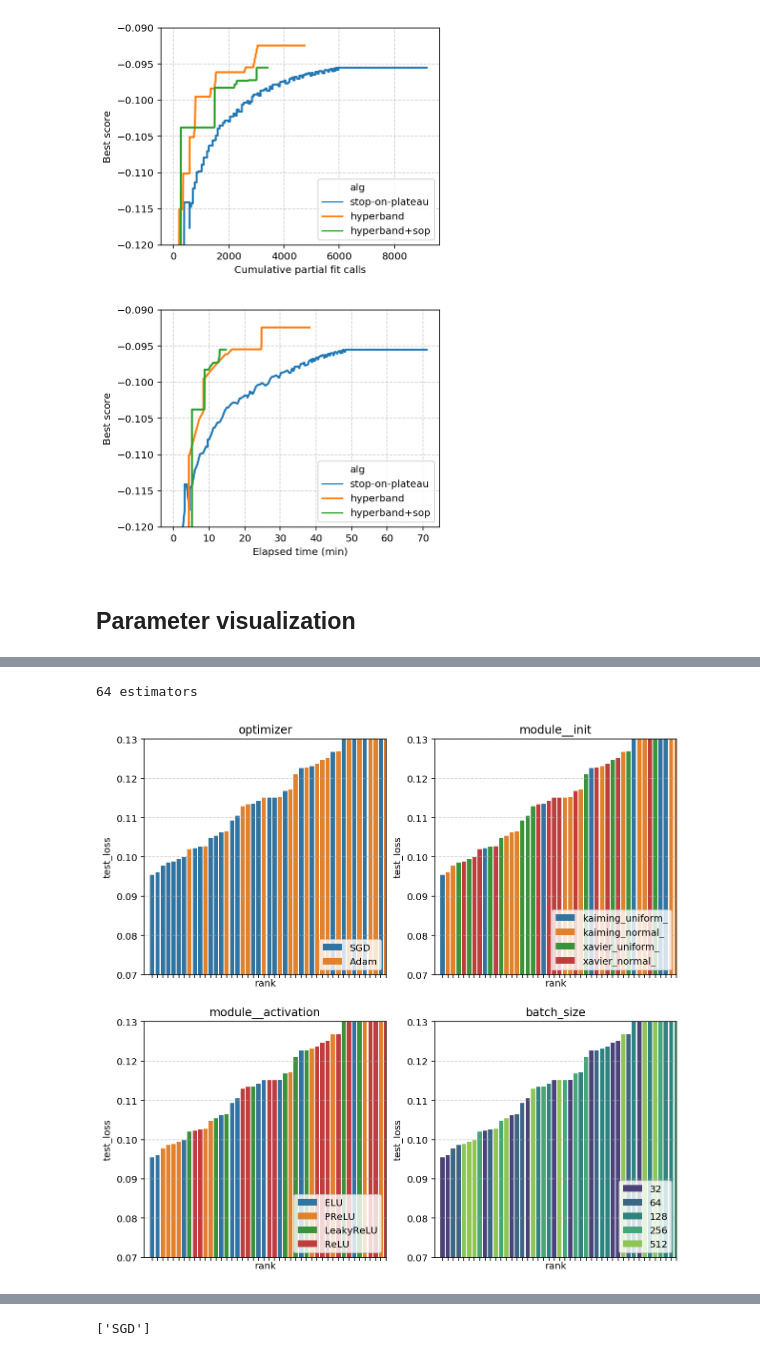
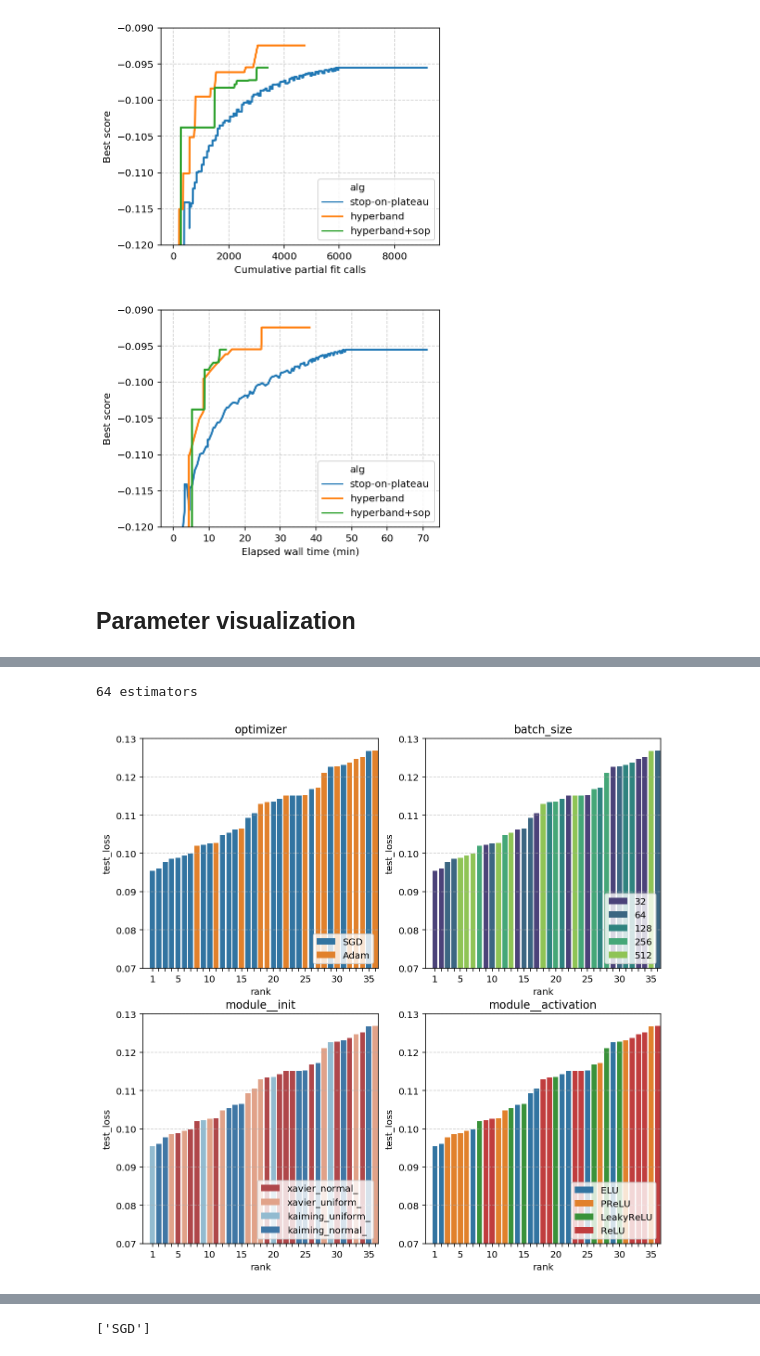
Before and after one commit to stsievert/dask-hyperband-comparison, a Jupyter notebook: Visualize.ipynb, the cells around one changed output, grey strips where cells are left out. Cells and saved outputs as stored; diff of their text form; code cells hidden in the pictures.

```diff
--- a/Visualize.ipynb
+++ b/Visualize.ipynb
@@ -158,10 +222,10 @@ ax = sns.lineplot(
 ax.set_ylim(-0.12, -0.09)
 ax.grid(linestyle="--", alpha=0.6)
 ax.set_ylabel("Best score")
-ax.set_xlabel("Elapsed time (min)")
+ax.set_xlabel("Elapsed wall time (min)")
 plt.savefig(f"{today}-wall-time.svg", bbox_inches="tight")
 # %% [output]
-[figure, old version]
+[figure, new version]
 # %% [markdown]
 ## Parameter visualization
 # %%
@@ -170,7 +234,7 @@ plt.savefig(f"{today}-wall-time.svg", bbox_inches="tight")
 # results = {k: sum(v, []) for k, v in results.items()}
 # %%
 import numpy as np
-hist = pd.DataFrame(cv_results["patience"])
+hist = pd.DataFrame(cv_results[""])
 hist.head()
 
 #hist['param_optimizer_'] = hist['param_optimizer'].apply(lambda opt: str(opt).replace('<class', '').strip('>'))
@@ -186,38 +250,44 @@ hist.head()
 | 14 | 7.147917 | 3.040090 | 4.481596 | 1.072677 | -0.098660 | 14 | ... |
 | 10 | 3.876608 | 2.563282 | 2.288659 | 0.713975 | -0.098836 | 10 | ... |
 # %%
+import matplotlib.ticker as ticker
 w = 5
 fig, axs = plt.subplots(nrows=2, ncols=2, figsize=(2*w, 2*w))
 axs = axs.flat[:]
-hues = ['param_optimizer', 'param_module__init', 'param_module__activation', 'param_batch_size']
+hues = ['param_optimizer', 'param_batch_size', 'param_module__init', 'param_module__activation']
 print("{} estimators".format(len(hist)))
 for ax, hue in zip(axs, hues):
     cmap = None
     if 'batch_size' in hue:
         cmap = 'viridis'
+    hue_order = None
+    if "init" in hue:
+        cmap = "RdBu"
+        hue_order = ["xavier_normal_", "xavier_uniform_", "", "", "kaiming_uniform_", "kaiming_normal_"]
     sns.barplot(
         x='rank',
         y='test_loss',
         hue=hue,
+        hue_order=hue_order,
         data=hist,
         ax=ax,
         palette=cmap,
         dodge=False,
     )
-    ax.set_xlim(-1.5, 64 - 20)
+    ax.set_xlim(-1.5, 64 - 29 + 0.5)
     ax.grid(linestyle='--', axis='y', alpha=0.6)
     ax.legend(loc='lower right')
     ax.set_title(hue.replace('param_', ''))
-    ax.tick_params(labelbottom=False)
-#     yticks = [0, 0.03, 0.06, 0.09]
-#     yticks = set(yticks).union({0.09, 0.1, 0.11, 0.12})
-#     ax.set_yticks(list(yticks))
+    xticklabels = ax.get_xticklabels()
+    xticklabels = [x if int(x.get_text()) % 5 == 0 or int(x.get_text()) == 1 else plt.Text(1, 1, "") for x in xticklabels]
+    ax.set_xticklabels(xticklabels)
+
     ax.set_ylim(0.07, 0.13)
-plt.savefig("figs/ranks.svg", bbox_inches="tight")
+plt.savefig("figs/ranks.png", bbox_inches="tight")
 plt.show()
 # %% [output]
 64 estimators
-[figure, old version]
+[figure, new version]
 # %%
 sgd_alg = [a for a in hist.param_optimizer.unique() if 'sgd' in a.lower()][0]
 sgd = hist[hist.param_optimizer == sgd_alg]
```
Also changed, not shown: parts of 12 cells of this notebook, 6 other files.
